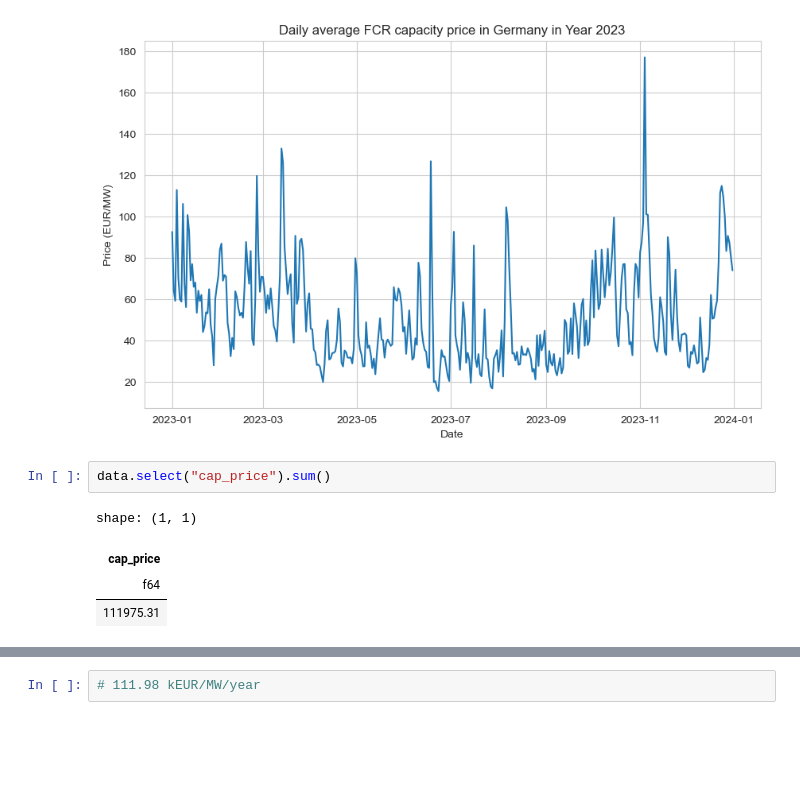
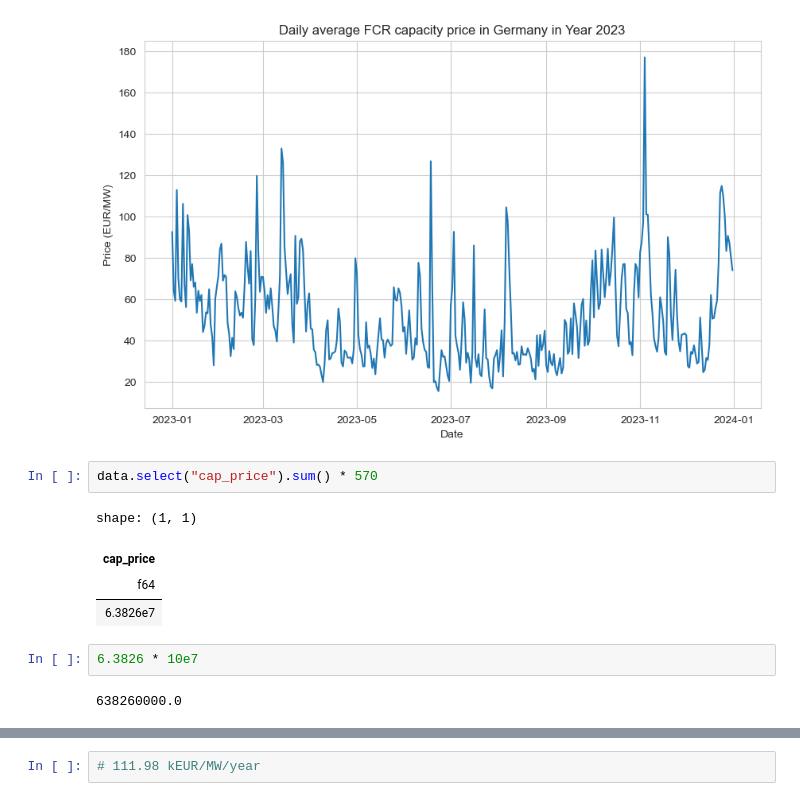
Before and after one commit to tsubasatakaya/EMD-2024, a Jupyter notebook: balancing_energy/week_3.ipynb, the cells around one changed output, grey strips where cells are left out. Cells and saved outputs as stored; diff of their text form; blank space fills up the shorter version.

```diff
--- a/balancing_energy/week_3.ipynb
+++ b/balancing_energy/week_3.ipynb
@@ -65,9 +65,13 @@ plt.show()
 # %% [output]
 [figure]
 # %%
-data.select("cap_price").sum()
+data.select("cap_price").sum() * 570
 # %% [output]
 shape: (1, 1)
 | cap_price |
 | f64 |
-| 111975.31 |
+| 6.3826e7 |
+# %%
+6.3826 * 10e7
+# %% [output]
+638260000.0
```
Also changed, not shown: parts of 1 cell of this notebook, 3 other files.
